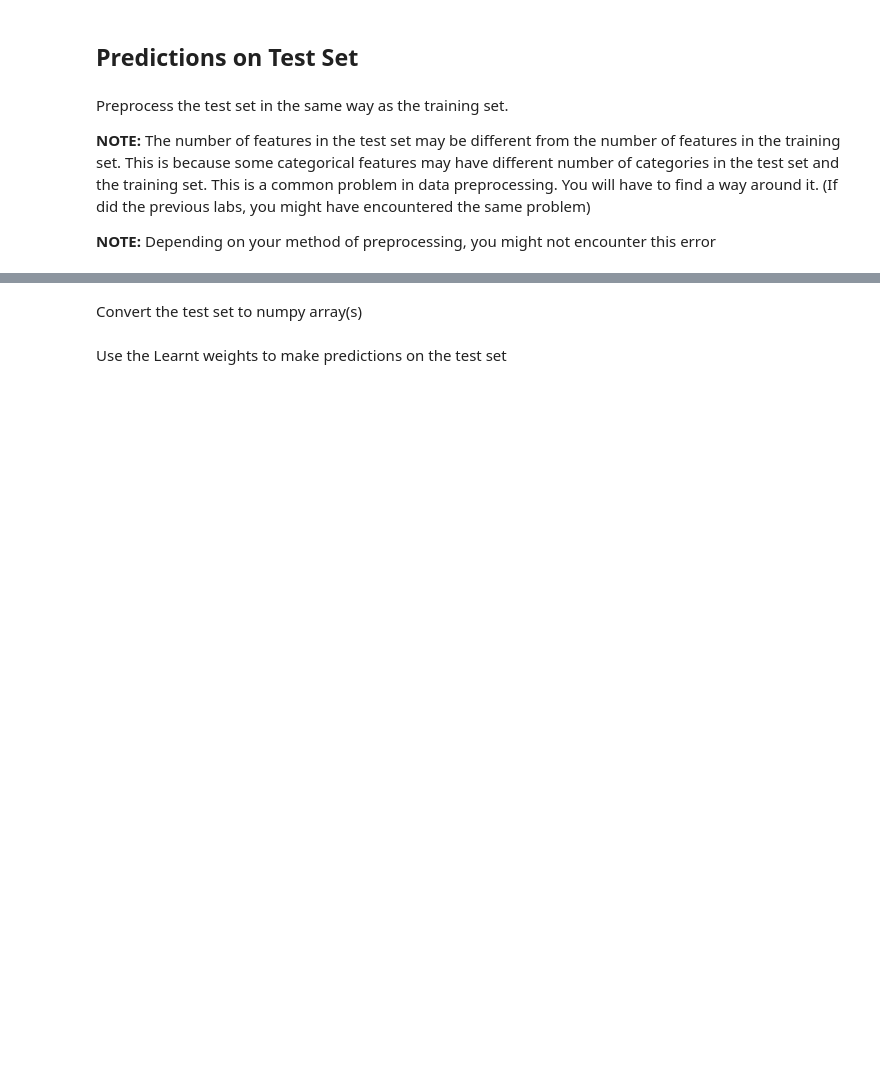
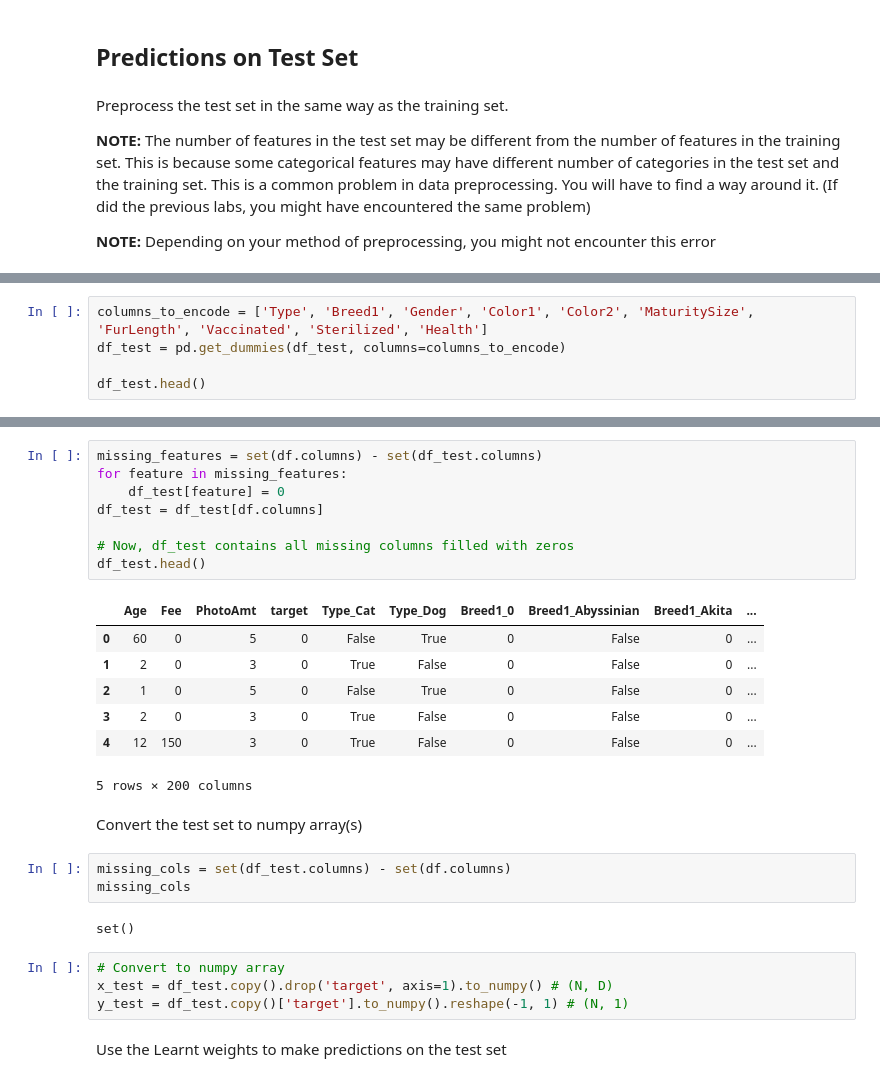
Before and after one commit to laukik29/Machine-Learning-, a Jupyter notebook: ML BITS F464/Kaggle/Eval 2/eval.ipynb, the cells around one changed output, grey strips where cells are left out. Drawn from its saved outputs; the diff is of its cells as text; blank space fills up the shorter version.

```diff
--- a/ML BITS F464/Kaggle/Eval 2/eval.ipynb
+++ b/ML BITS F464/Kaggle/Eval 2/eval.ipynb
@@ -164,0 +227,5 @@ Preprocess the test set in the same way as the training set.
+# %%
+columns_to_encode = ['Type', 'Breed1', 'Gender', 'Color1', 'Color2', 'MaturitySize', 'FurLength', 'Vaccinated', 'Sterilized', 'Health']
+df_test = pd.get_dummies(df_test, columns=columns_to_encode)
+
+df_test.head()
@@ -165,4 +240,29 @@ Preprocess the test set in the same way as the training set.
+# %%
+missing_features = set(df.columns) - set(df_test.columns)
+for feature in missing_features:
+    df_test[feature] = 0
+df_test = df_test[df.columns]
+
+# Now, df_test contains all missing columns filled with zeros
+df_test.head()
+# %% [output]
+|  | Age | Fee | PhotoAmt | target | Type_Cat | Type_Dog | Breed1_0 | Breed1_Abyssinian | Breed1_Akita | ... |
+| 0 | 60 | 0 | 5 | 0 | False | True | 0 | False | 0 | ... |
+| 1 | 2 | 0 | 3 | 0 | True | False | 0 | False | 0 | ... |
+| 2 | 1 | 0 | 5 | 0 | False | True | 0 | False | 0 | ... |
+| 3 | 2 | 0 | 3 | 0 | True | False | 0 | False | 0 | ... |
+| 4 | 12 | 150 | 3 | 0 | True | False | 0 | False | 0 | ... |
+5 rows × 200 columns
 # %% [markdown]
 Convert the test set to numpy array(s)
+# %%
+missing_cols = set(df_test.columns) - set(df.columns)
+missing_cols
+# %% [output]
+set()
+# %%
+# Convert to numpy array
+x_test = df_test.copy().drop('target', axis=1).to_numpy() # (N, D)
+y_test = df_test.copy()['target'].to_numpy().reshape(-1, 1) # (N, 1)
 # %% [markdown]
 Use the Learnt weights to make predictions on the test set
```
Also changed, not shown: parts of 15 cells of this notebook, 15 other files.
